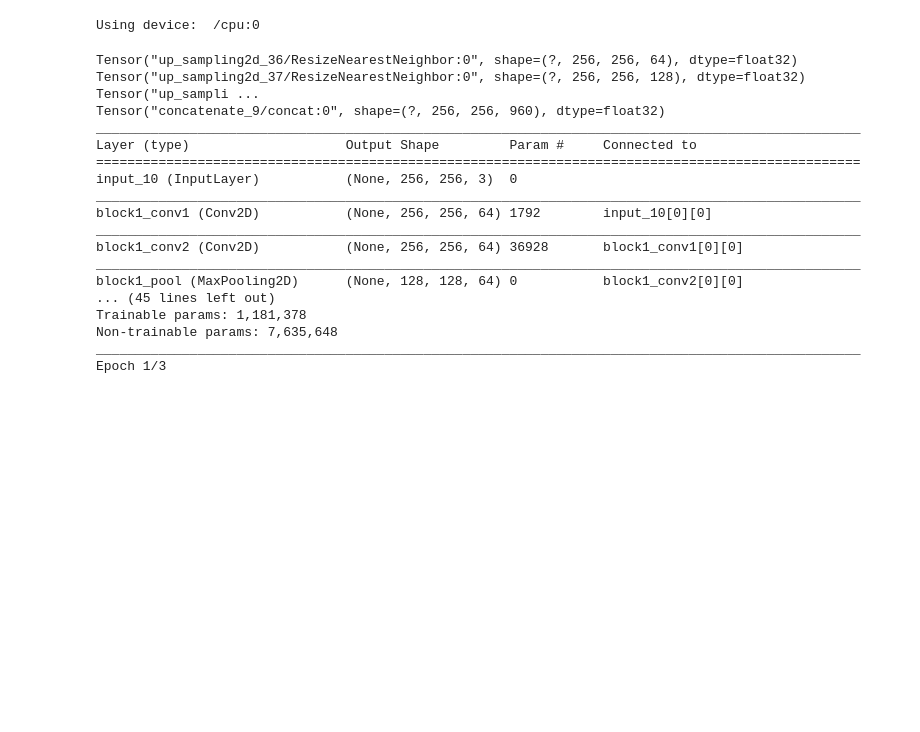
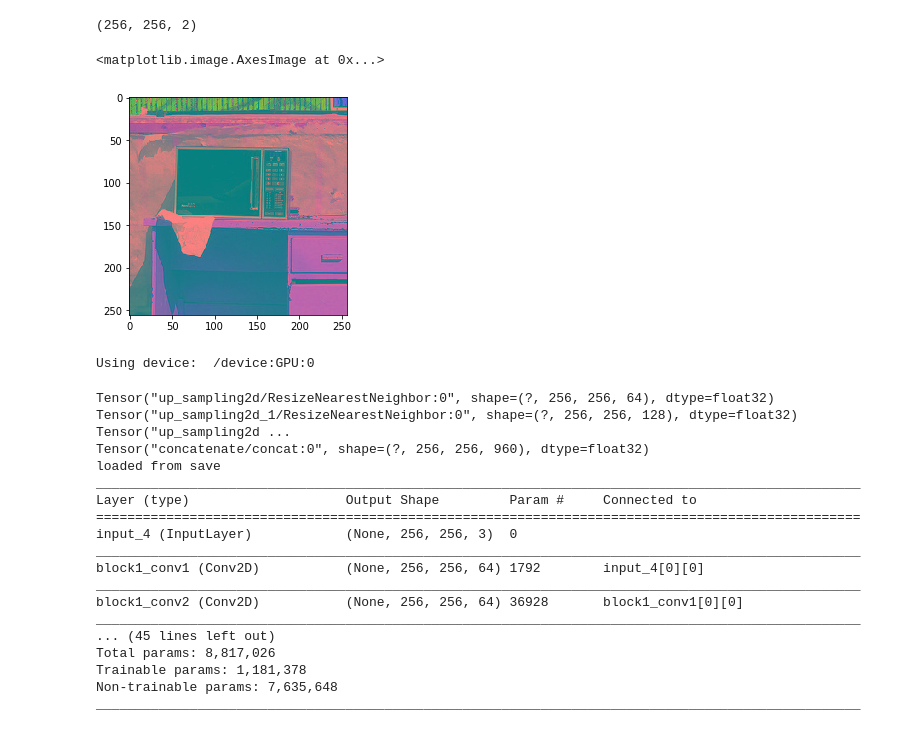
Before and after one commit to kkhosla96/cs231n-project, a Jupyter notebook: project.ipynb, the cells around one changed output. Drawn from its saved outputs; the diff is of its cells as text; code cells hidden in the pictures; blank space fills up the shorter version.

```diff
--- a/project.ipynb
+++ b/project.ipynb
@@ -125,6 +162,17 @@ imshow(RGBtoGray(random_example))
+# %%
+# the y
+showing = np.zeros((y.shape[0], y.shape[1], y.shape[2] + 1))
+print(y.shape)
+showing[:, :, 0] = x[:, :, 0]
+showing[:, :, 1:] = y
+imshow(showing)
+# %% [output]
+(256, 256, 2)
+<matplotlib.image.AxesImage at 0x...>
+[figure, added]
 # %%
 # Set up some global variables
-USE_GPU = False
+USE_GPU = True
 
 if USE_GPU:
     device = '/device:GPU:0'
@@ -136,7 +184,7 @@ print_every = 10
 
 print('Using device: ', device)
 # %% [output]
-Using device:  /cpu:0
+Using device:  /device:GPU:0
 # %%
 model_file = 'model.json'
 weights_file = 'weights.h5'
@@ -195,6 +243,7 @@ if os.path.isfile(model_path) and os.path.isfile(weights_path) and use_saved:
         json_string = json.load(f)
     my_model = tf.keras.models.model_from_json(json_string)
     my_model.load_weights(weights_path)
+    print("loaded from save")
 else:
     my_model = tf.keras.models.Model(inputs=model.input, outputs=out)
 
@@ -202,37 +251,31 @@ my_model.summary()
 
 my_model.compile(loss=my_loss_function, optimizer='adam')
 
-num_sets = 4
 if train:
-    for set_num in range(num_sets):
-        X_train, Y_train = data.get_batch()
-        history = my_model.fit(X_train, Y_train,
-                    batch_size=32,
-                    epochs=3)
-        X_train = None
-        Y_train = None
+    history = my_model.fit_generator(generator(train_dir, 4), steps_per_epoch=25000, epochs=2)
 
 if save:
     json_str = my_model.to_json()
     with open(model_path, 'w') as outfile:
         json.dump(json_str, outfile)
     my_model.save_weights(weights_path)
+    print("saved weights and model")
 # %% [output]
-Tensor("up_sampling2d_36/ResizeNearestNeighbor:0", shape=(?, 256, 256, 64), dtype=float32) Tensor("up_sampling2d_37/ResizeNearestNeighbor:0", shape=(?, 256, 256, 128), dtype=float32) Tensor("up_sampli ...
-Tensor("concatenate_9/concat:0", shape=(?, 256, 256, 960), dtype=float32)
+Tensor("up_sampling2d/ResizeNearestNeighbor:0", shape=(?, 256, 256, 64), dtype=float32) Tensor("up_sampling2d_1/ResizeNearestNeighbor:0", shape=(?, 256, 256, 128), dtype=float32) Tensor("up_sampling2d ...
+Tensor("concatenate/concat:0", shape=(?, 256, 256, 960), dtype=float32)
+loaded from save
 __________________________________________________________________________________________________
 Layer (type)                    Output Shape         Param #     Connected to
 ==================================================================================================
-input_10 (InputLayer)           (None, 256, 256, 3)  0
+input_4 (InputLayer)            (None, 256, 256, 3)  0
 __________________________________________________________________________________________________
-block1_conv1 (Conv2D)           (None, 256, 256, 64) 1792        input_10[0][0]
+block1_conv1 (Conv2D)           (None, 256, 256, 64) 1792        input_4[0][0]
 __________________________________________________________________________________________________
 block1_conv2 (Conv2D)           (None, 256, 256, 64) 36928       block1_conv1[0][0]
 __________________________________________________________________________________________________
-block1_pool (MaxPooling2D)      (None, 128, 128, 64) 0           block1_conv2[0][0]
 ... (45 lines left out)
+Total params: 8,817,026
 Trainable params: 1,181,378
 Non-trainable params: 7,635,648
 __________________________________________________________________________________________________
-Epoch 1/3
 # %%
```
Also changed, not shown: parts of 24 cells of this notebook, 8 other files.
